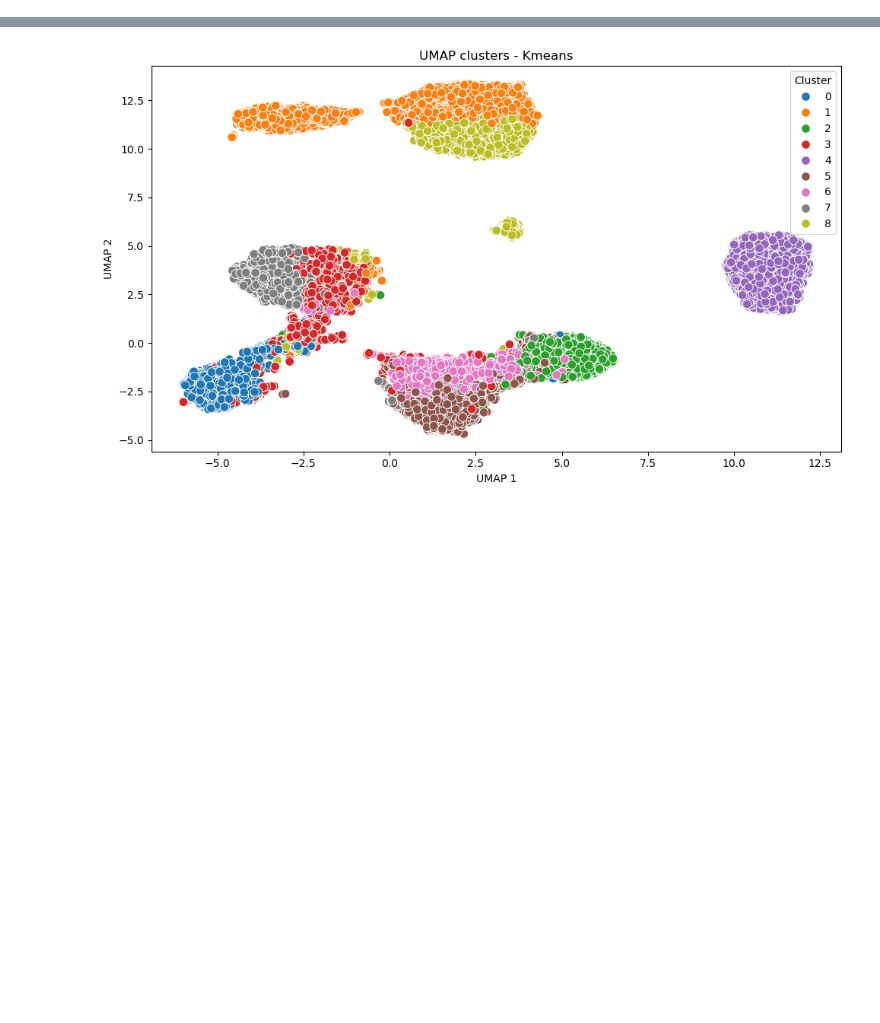
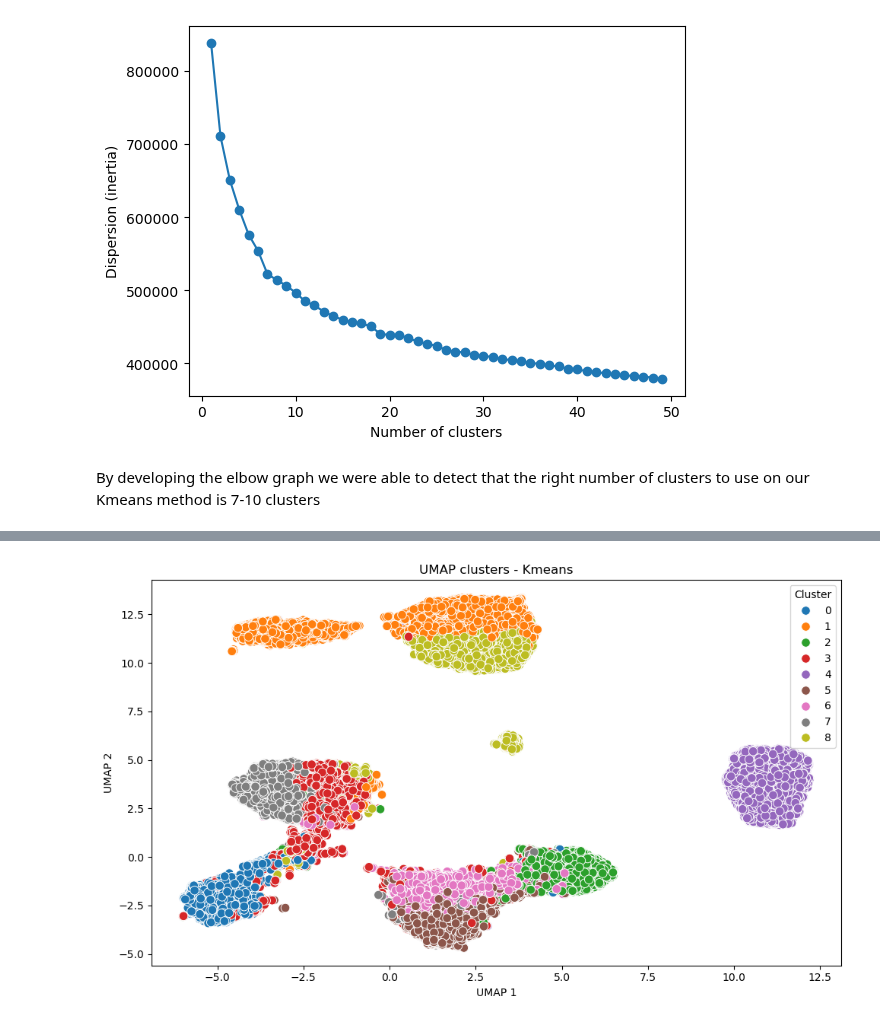
Before and after one commit to Constmsa/ml2.project, a Jupyter notebook: hierarchical_and_kmeans.ipynb, the cells around one changed output, grey strips where cells are left out. Saved outputs shown, nothing was run; the diff lists cells and outputs as text; code cells hidden in the pictures; blank space fills up the shorter version.

Commit message:
elbow method

```diff
--- a/hierarchical_and_kmeans.ipynb
+++ b/hierarchical_and_kmeans.ipynb
@@ -13,3 +13,20 @@ Requirement already satisfied: minisom in /Users/constancasa/anaconda3/envs/MACH
+# %%
+data = preprocess('customer_info.csv')
+data = data.select_dtypes(include=['int64', 'float64'])
+
+dispersion = []
+for k in range(1, 50):
+    kmeans = KMeans(n_clusters=k, random_state=0).fit(data)
+    dispersion.append(kmeans.inertia_)
+
+plt.plot(range(1, 50), dispersion, marker='o')
+plt.xlabel('Number of clusters')
+plt.ylabel('Dispersion (inertia)')
+plt.show()
+# %% [output]
+[figure, added]
+# %% [markdown]
+By developing the elbow graph we were able to detect that the right number of clusters to use on our Kmeans method is 7-10 clusters
 # %%
 def kmeans_clustering(path, n_clusters = 10, random_state = 42):
     data = preprocess(path)
```
Also changed, not shown: parts of 1 cell of this notebook.
